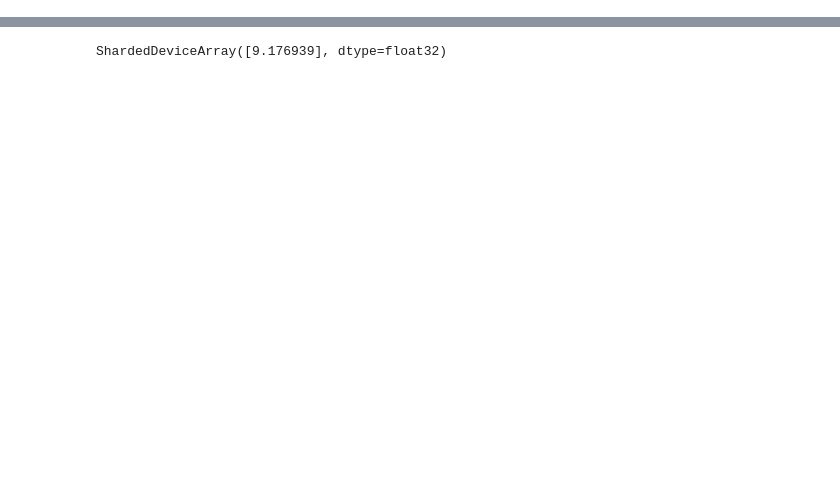
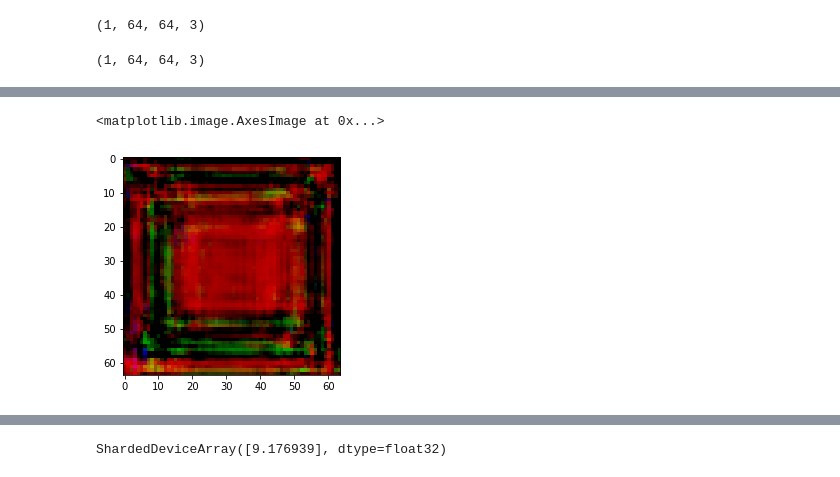
Before and after one commit to bkkaggle/jax-gans, a Jupyter notebook: aclgan.ipynb, the cells around one changed output, grey strips where cells are left out. Saved outputs shown, nothing was run; the diff lists cells and outputs as text; code cells hidden in the pictures; blank space fills up the shorter version.

```diff
--- a/aclgan.ipynb
+++ b/aclgan.ipynb
@@ -448,0 +453,20 @@ optimizer_d = flax.jax_utils.replicate(optimizer_d)
+# %%
+rng, rng_sample = jax.random.split(rng)
+
+z = jax.random.normal(rng, shape=(1, 1, 1, 8))
+# %%
+x = flax.jax_utils.unreplicate(x_s)
+# %%
+x.shape
+# %% [output]
+(1, 64, 64, 3)
+# %%
+c, _ = G_enc().apply({'params': g_params['g_t_enc']}, x)
+sample = G_dec().apply({'params': g_params['g_t_dec']}, c, z)
+# %%
+sample.shape
+# %% [output]
+(1, 64, 64, 3)
+# %%
+plt.imshow(sample.reshape(64, 64, 3))
+# %% [output]
@@ -448,0 +474,2 @@ optimizer_d = flax.jax_utils.replicate(optimizer_d)
+<matplotlib.image.AxesImage at 0x...>
+[figure, added]
```
Also changed, not shown: parts of 4 cells of this notebook, 2 other files.
